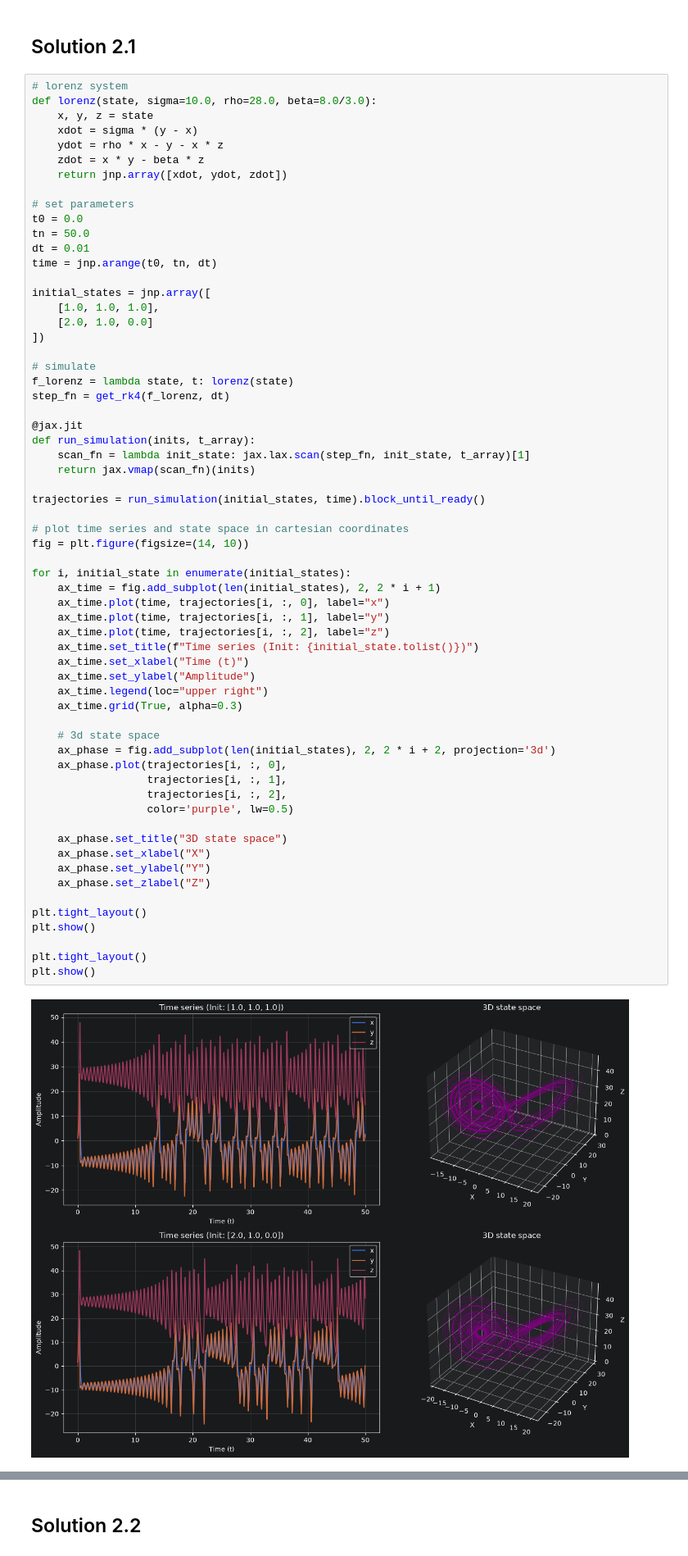
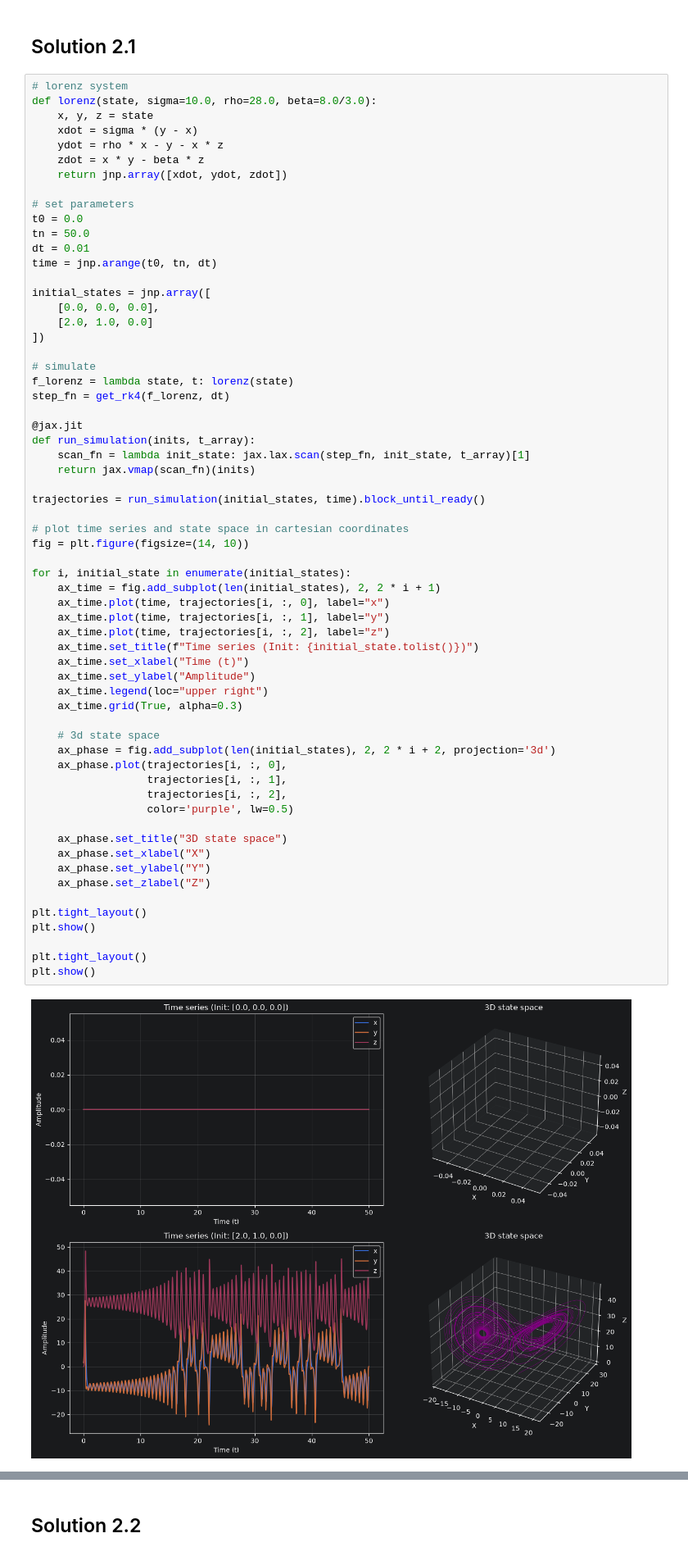
Before and after one commit to samschilder02/exercises_ComplexAdaptiveSystems_SOW-MKI49, a Jupyter notebook: CAS assignment 3.ipynb, the cells around one changed output, grey strips where cells are left out. Shown at 82% size. Drawn from its saved outputs; the diff is of its cells as text.

```diff
--- a/CAS assignment 3.ipynb
+++ b/CAS assignment 3.ipynb
@@ -216,7 +216,7 @@ dt = 0.01
 time = jnp.arange(t0, tn, dt)
 
 initial_states = jnp.array([
-    [1.0, 1.0, 1.0],
+    [0.0, 0.0, 0.0],
     [2.0, 1.0, 0.0]
 ])
 
@@ -236,34 +236,34 @@ fig = plt.figure(figsize=(14, 10))
 
 for i, initial_state in enumerate(initial_states):
     ax_time = fig.add_subplot(len(initial_states), 2, 2 * i + 1)
     ax_time.plot(time, trajectories[i, :, 0], label="x")
     ax_time.plot(time, trajectories[i, :, 1], label="y")
     ax_time.plot(time, trajectories[i, :, 2], label="z")
     ax_time.set_title(f"Time series (Init: {initial_state.tolist()})")
     ax_time.set_xlabel("Time (t)")
     ax_time.set_ylabel("Amplitude")
     ax_time.legend(loc="upper right")
     ax_time.grid(True, alpha=0.3)
 
     # 3d state space
     ax_phase = fig.add_subplot(len(initial_states), 2, 2 * i + 2, projection='3d')
     ax_phase.plot(trajectories[i, :, 0],
                   trajectories[i, :, 1],
                   trajectories[i, :, 2],
                   color='purple', lw=0.5)
 
     ax_phase.set_title("3D state space")
     ax_phase.set_xlabel("X")
     ax_phase.set_ylabel("Y")
     ax_phase.set_zlabel("Z")
 
 plt.tight_layout()
 plt.show()
 
 plt.tight_layout()
 plt.show()
 # %% [output]
-[figure, old version]
+[figure, new version]
 <Figure size 640x480 with 0 Axes>
 # %% [markdown]
 ## Exercise 2.2 (2 points)
```
Also changed, not shown: parts of 2 cells of this notebook.
